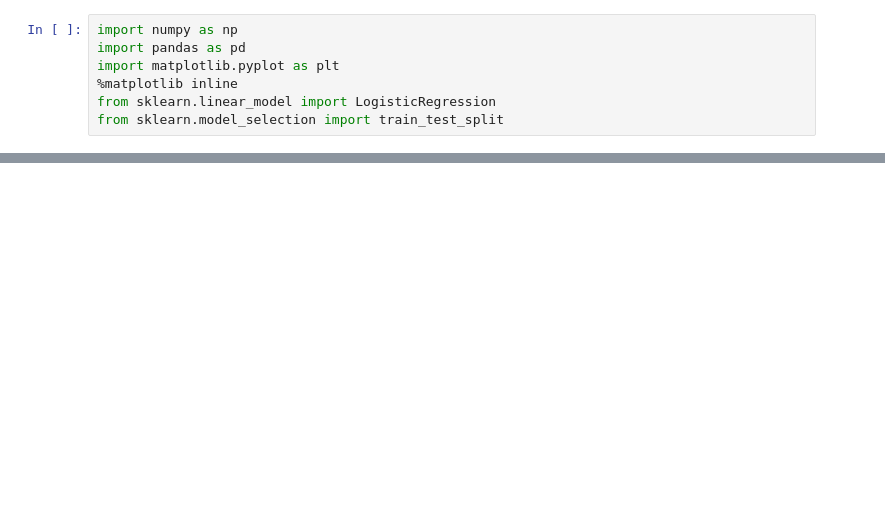
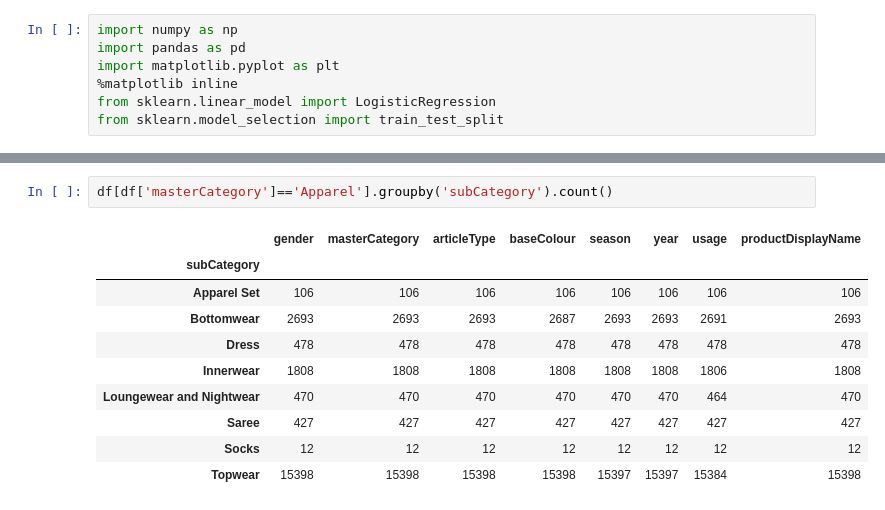
Before and after one commit to kellystroh/Clothing-Classification, a Jupyter notebook: Clothing EDA.ipynb, the cells around one changed output, grey strips where cells are left out. Saved outputs shown, nothing was run; the diff lists cells and outputs as text; blank space fills up the shorter version.

```diff
--- a/Clothing EDA.ipynb
+++ b/Clothing EDA.ipynb
@@ -82,0 +103,13 @@ model.score(X_test, y_test)
+# %%
+df[df['masterCategory']=='Apparel'].groupby('subCategory').count()
+# %% [output]
+|  | gender | masterCategory | articleType | baseColour | season | year | usage | productDisplayName |
+| subCategory |  |  |  |  |  |  |  |  |
+| Apparel Set | 106 | 106 | 106 | 106 | 106 | 106 | 106 | 106 |
+| Bottomwear | 2693 | 2693 | 2693 | 2687 | 2693 | 2693 | 2691 | 2693 |
+| Dress | 478 | 478 | 478 | 478 | 478 | 478 | 478 | 478 |
+| Innerwear | 1808 | 1808 | 1808 | 1808 | 1808 | 1808 | 1806 | 1808 |
+| Loungewear and Nightwear | 470 | 470 | 470 | 470 | 470 | 470 | 464 | 470 |
+| Saree | 427 | 427 | 427 | 427 | 427 | 427 | 427 | 427 |
+| Socks | 12 | 12 | 12 | 12 | 12 | 12 | 12 | 12 |
+| Topwear | 15398 | 15398 | 15398 | 15398 | 15397 | 15397 | 15384 | 15398 |
```
Also changed, not shown: parts of 34 cells of this notebook, 1 other file.
